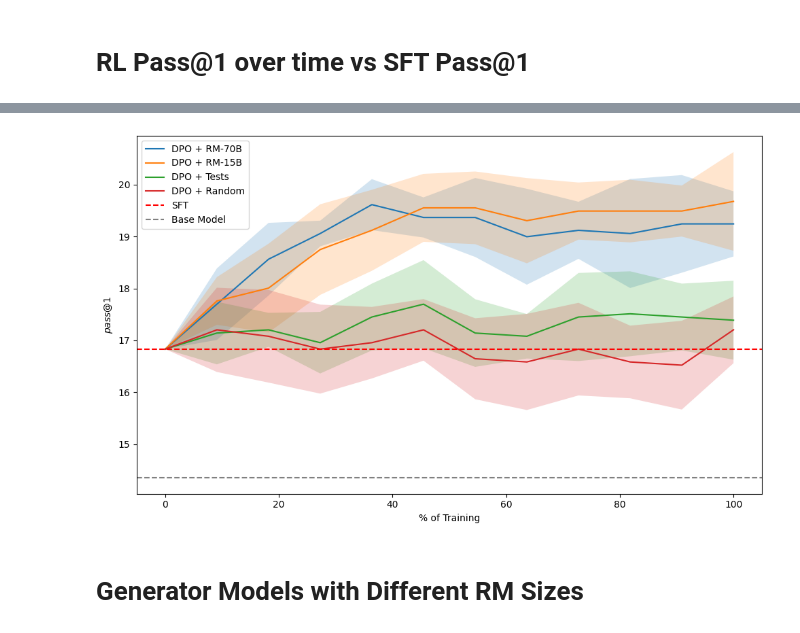
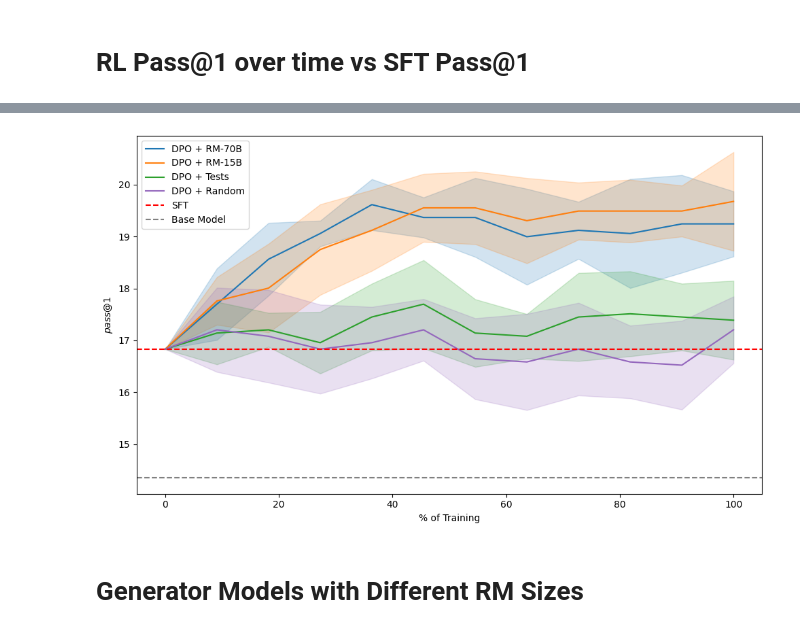
Before and after one commit to cassanof/CodeRM, a Jupyter notebook: coderm/eval/visualizations/graph_pass_k.ipynb, the cells around one changed output, grey strips where cells are left out. Saved outputs shown, nothing was run; the diff lists cells and outputs as text; code cells hidden in the pictures.

```diff
--- a/coderm/eval/visualizations/graph_pass_k.ipynb
+++ b/coderm/eval/visualizations/graph_pass_k.ipynb
@@ -575,6 +575,7 @@ labels = [
     "DPO + Tests",
     "DPO + Random",
 ]
+colors = ["#1f77b4", "#ff7f0e", "#2ca02c", "#9467bd"]
 step_0s = [
     "../../../results/greedy_generator/lcb_generator_sc2_15b_greedy.json.gz",
     "../../../results/greedy_generator/lcb_generator_sc2_15b_greedy.json.gz",
@@ -594,7 +595,7 @@ from tqdm import tqdm
 from pathlib import Path
 
 all_pass1s_accs = {}
-for base_lbl, d, step0 in zip(labels, dirs, step_0s):
+for base_lbl, d, step0, color in zip(labels, dirs, step_0s, colors):
     step_to_res = []
     stepZero = True
     std = 0
@@ -625,11 +626,9 @@ for base_lbl, d, step0 in zip(labels, dirs, step_0s):
             step_to_res.append((step, pass_at_1, std))
 
     step_to_res.sort(key=lambda i: i[0])
-    all_pass1s_accs[base_lbl] = step_to_res
+    all_pass1s_accs[base_lbl] = (step_to_res, color)
 
 
 base_pass1 = np.mean(get_pass_ks(
     gunzip_json_read(base_path)["items"], k=1)) * 100
 sft_pass1 = np.mean(get_pass_ks(gunzip_json_read(sft_path)["items"], k=1)) * 100
-
-all_pass1s_accs
@@ -654,34 +635,34 @@ all_pass1s_accs
 # %%
 import matplotlib.pyplot as plt
 import numpy as np
 
-max_x_values = {key: max([x[0] for x in value]) for key, value in all_pass1s_accs.items()}
+max_x_values = {key: max([x[0] for x in value[0]]) for key, value in all_pass1s_accs.items()}
 
 fig, ax = plt.subplots(figsize=(10, 6))  # Increased figure size for a longer plot
 
 for key, value in all_pass1s_accs.items():
-    x_values = [(x[0] / max_x_values[key]) * 100 for x in value]
-    y_values = [y[1] for y in value]
-    std_values = [y[2] for y in value]
-
-    ax.plot(x_values, y_values, label=key)
+    x_values = [(x[0] / max_x_values[key]) * 100 for x in value[0]]
+    y_values = [y[1] for y in value[0]]
+    std_values = [y[2] for y in value[0]]
+    color = value[1]
+    ax.plot(x_values, y_values, label=key, color=color)
     ax.fill_between(x_values,
                     np.array(y_values) - np.array(std_values),
                     np.array(y_values) + np.array(std_values),
-                    alpha=0.2)
+                    alpha=0.2, color=color)
 
 ax.axhline(y=sft_pass1, color='red', linestyle='--', label=sft_label)
 ax.axhline(y=base_pass1, color='gray', linestyle='--', label=base_label)
 
 ax.set_xlabel('% of Training')
 ax.set_ylabel('$pass@1$')
 #ax.set_title('t')
 ax.legend()
 
 plt.tight_layout()  # Adjust the layout to make sure everything fits
 plt.show()
 # %% [output]
-[figure, old version]
+[figure, new version]
 # %% [markdown]
 # Generator Models with Different RM Sizes
 # %%
```
Also changed, not shown: parts of 1 cell of this notebook.
